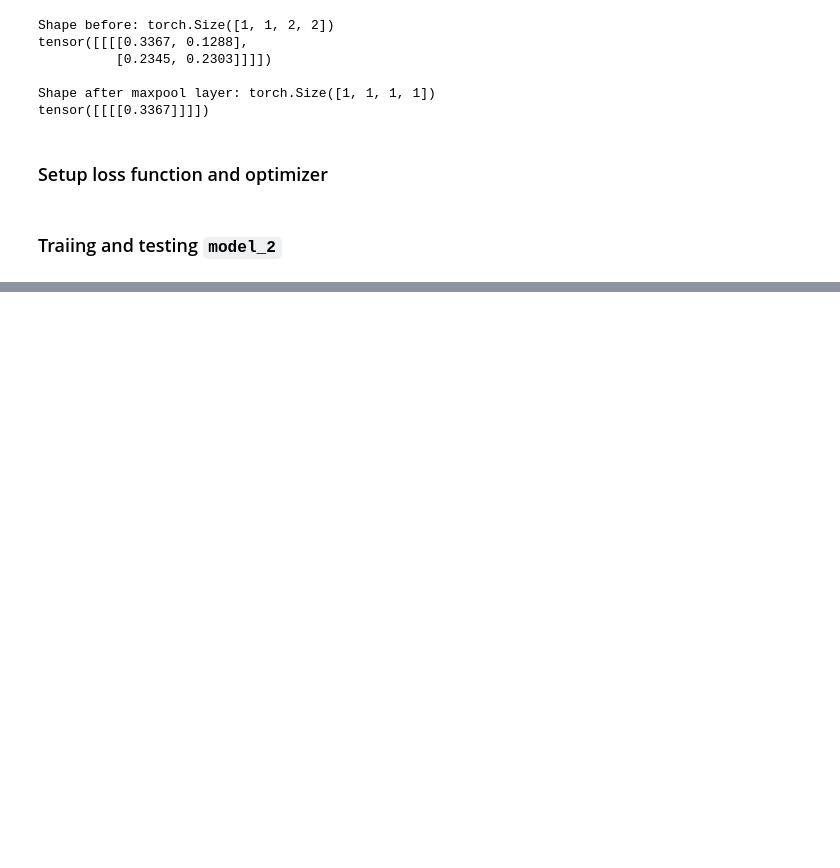
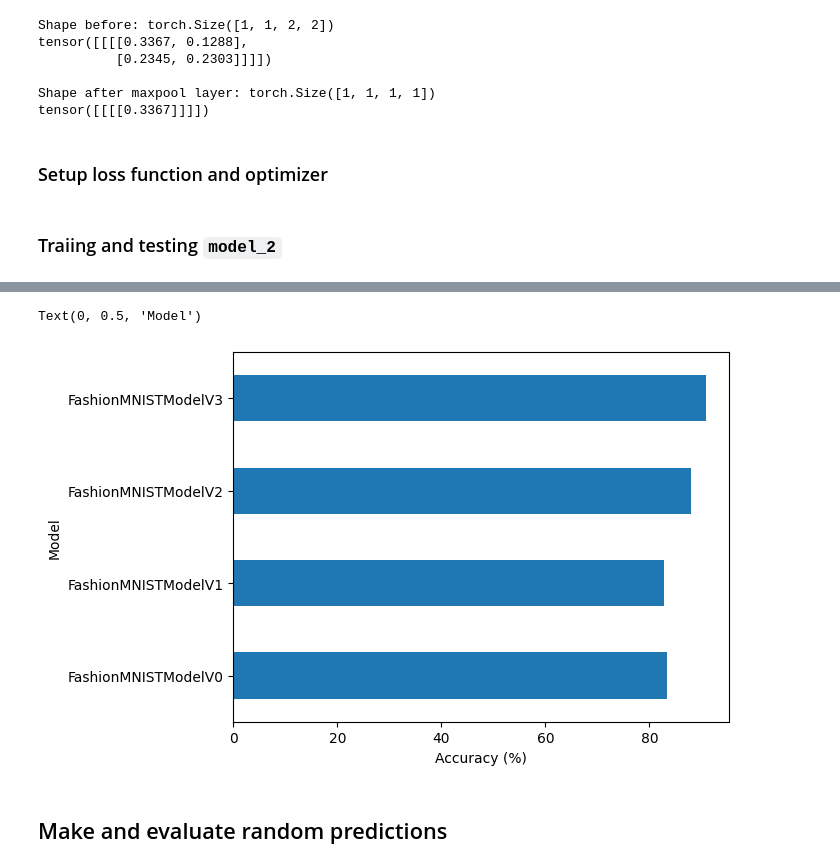
Before and after one commit to daidan3k/LearningAI, a Jupyter notebook: courses/Deep Learning PyTorch/03-pytorch-computer-vision.ipynb, the cells around one changed output, grey strips where cells are left out. Cells and saved outputs as stored; diff of their text form; code cells hidden in the pictures; blank space fills up the shorter version.

```diff
--- a/courses/Deep Learning PyTorch/03-pytorch-computer-vision.ipynb
+++ b/courses/Deep Learning PyTorch/03-pytorch-computer-vision.ipynb
@@ -901,0 +973,29 @@ model_0_results, model_1_results, model_2_results
+# %%
+torch.manual_seed(42)
+torch.cuda.manual_seed(42)
+
+# Measure time
+start_time = timer()
+
+# Set epochs
+epochs = 7
+
+for epoch in tqdm(range(epochs)):
+  print(f"Epoch: {epoch}\n---------")
+
+  train_step(model=model_3,
+             dataloader=train_dataloader,
+             loss_fn=loss_fn,
+             optimizer=optimizer,
+             accuracy_fn=accuracy_fn,
+             device=device)
+
+  test_step(model=model_3,
+            dataloader=test_dataloader,
+            loss_fn=loss_fn,
+            optimizer=optimizer,
+            accuracy_fn=accuracy_fn,
+            device=device)
+
+end_time = timer()
+total_train_time_model_3 = print_train_time(start=start_time, end=end_time, device=next(model_3.parameters()).device)
@@ -901,0 +1020,2 @@ model_0_results, model_1_results, model_2_results
+# %%
+model_3_results = eval_model(model=model_3, data_loader=test_dataloader, loss_fn=loss_fn, accuracy_fn=accuracy_fn, device=device)
@@ -901,0 +1024,3 @@ model_0_results, model_1_results, model_2_results
+# %%
+results = pd.DataFrame([model_0_results, model_1_results, model_2_results, model_3_results])
+results
@@ -901,0 +1033,4 @@ model_0_results, model_1_results, model_2_results
+# %%
+# Add training time to results comparison
+results["training_time"] = [total_train_time_model_0, total_train_time_model_1, total_train_time_model_2, total_train_time_model_3]
+results
@@ -901,0 +1043,10 @@ model_0_results, model_1_results, model_2_results
+# %%
+# Visualize our results
+results.set_index("model_name")["model_acc"].plot(kind="barh")
+plt.xlabel("Accuracy (%)")
+plt.ylabel("Model")
+# %% [output]
+Text(0, 0.5, 'Model')
+[figure, added]
+# %% [markdown]
+## Make and evaluate random predictions
```
Also changed, not shown: parts of 32 cells of this notebook.
